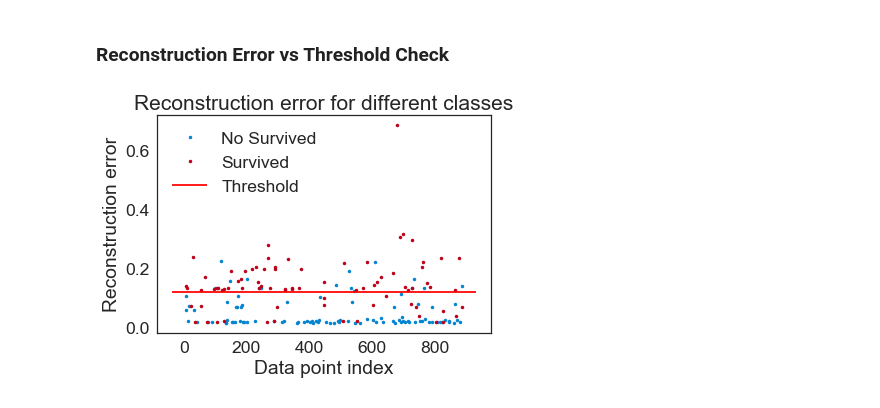
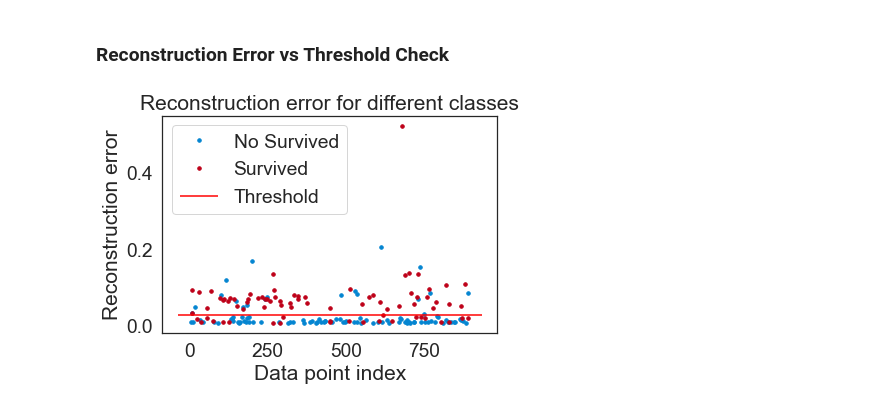
Before and after one commit to ntmai03/DataAnalysisProject, a Jupyter notebook: 08-DNN/03_AutoEncoder_DimensionalityReduction.ipynb, the cells around one changed output. Cells and saved outputs as stored; diff of their text form; code cells hidden in the pictures.

```diff
--- a/08-DNN/03_AutoEncoder_DimensionalityReduction.ipynb
+++ b/08-DNN/03_AutoEncoder_DimensionalityReduction.ipynb
@@ -1111,14 +1261,19 @@ array([[0.5       , 0.30136986, 0.        , 0.        , 0.04942966,
 # %%
-# No of Neurons in each Layer [6,4,2,4,6]
+tf.random.set_seed(42)
+np.random.seed(42)
+keras.backend.clear_session()
+tf.keras.backend.clear_session()
+
+# No of Neurons in each Layer [6,5,2,5,6]
 input_dim = X_train.shape[1]
 encoding_dim = 4
 
 input_layer = Input(shape=(input_dim, ))
-encoder = Dense(int(4), activation="tanh",activity_regularizer=regularizers.l1(10e-5))(input_layer)
+encoder = Dense(int(5), activation="tanh",activity_regularizer=regularizers.l1(10e-5))(input_layer)
 encoder = Dense(int(2), activation="tanh")(encoder)
-# encoder = Dense(int(2), activation="tanh")(encoder)
-# decoder = Dense(int(encoding_dim/ 2), activation='tanh')(encoder)
-decoder = Dense(int(4), activation='tanh')(encoder)
+#encoder = Dense(int(2), activation="tanh")(encoder)
+#decoder = Dense(int(encoding_dim/ 2), activation='tanh')(encoder)
+decoder = Dense(int(5), activation='tanh')(encoder)
 decoder = Dense(input_dim, activation='tanh')(decoder)
 autoencoder = Model(inputs=input_layer, outputs=decoder)
 autoencoder.summary()
@@ -1141,16 +1298,2 @@ Trainable params: 80
 Non-trainable params: 0
 _________________________________________________________________
-# %%
-# No of Neurons in each Layer [6,3,1,3,6]
-input_dim = X_train.shape[1]
-encoding_dim = 4
-
-input_layer = Input(shape=(input_dim, ))
-encoder = Dense(int(3), activation="tanh",activity_regularizer=regularizers.l1(10e-5))(input_layer)
-encoder = Dense(int(1), activation="tanh")(encoder)
-# encoder = Dense(int(2), activation="tanh")(encoder)
-# decoder = Dense(int(encoding_dim/ 2), activation='tanh')(encoder)
-decoder = Dense(int(3), activation='tanh')(encoder)
-decoder = Dense(input_dim, activation='tanh')(decoder)
-autoencoder = Model(inputs=input_layer, outputs=decoder)
-autoencoder.summary()
@@ -1175,14 +1299,0 @@ _________________________________________________________________
-# %%
-# No of Neurons in each Layer [6,4,1,4,6]
-input_dim = X_train.shape[1]
-encoding_dim = 4
-
-input_layer = Input(shape=(input_dim, ))
-encoder = Dense(int(4), activation="tanh",activity_regularizer=regularizers.l1(10e-5))(input_layer)
-encoder = Dense(int(1), activation="tanh")(encoder)
-# encoder = Dense(int(2), activation="tanh")(encoder)
-# decoder = Dense(int(encoding_dim/ 2), activation='tanh')(encoder)
-decoder = Dense(int(4), activation='tanh')(encoder)
-decoder = Dense(input_dim, activation='tanh')(decoder)
-autoencoder = Model(inputs=input_layer, outputs=decoder)
-autoencoder.summary()
@@ -1448,21 +1537,21 @@ plt.show()
 # %% [markdown]
 ### Reconstruction Error vs Threshold Check
 # %%
-threshold_fixed = 0.12
+threshold_fixed = 0.03
 groups = df_error.groupby('Label')
 fig, ax = plt.subplots()
 
 for name, group in groups:
     ax.plot(group.index, group.reconstruction_error, marker='o', ms=3.5, linestyle='',
             label= "Survived" if name == 1 else "No Survived")
 ax.hlines(threshold_fixed, ax.get_xlim()[0], ax.get_xlim()[1], colors="r", zorder=100, label='Threshold')
 ax.legend()
 plt.title("Reconstruction error for different classes")
 plt.ylabel("Reconstruction error")
 plt.xlabel("Data point index")
 plt.show();
 # %% [output]
-[figure, old version]
+[figure, new version]
 # %%
 pred_y = [1 if e > threshold_fixed else 0 for e in df_error.reconstruction_error.values]
 conf_matrix = confusion_matrix(df_error.Label, pred_y)
```
Also changed, not shown: parts of 88 cells of this notebook, 1 other file.
